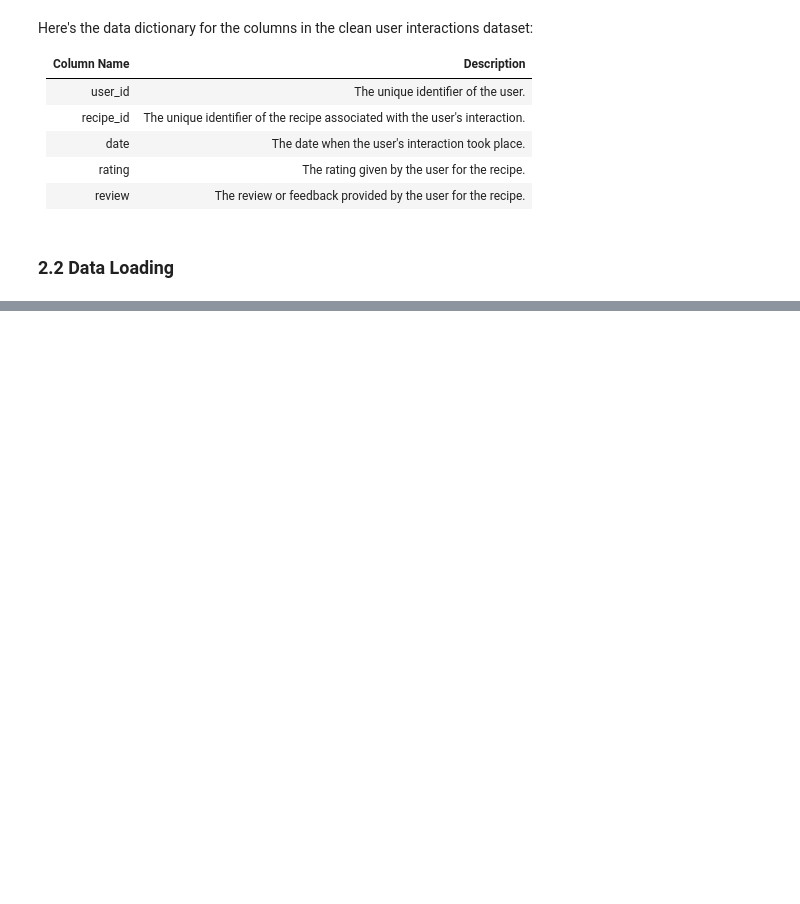
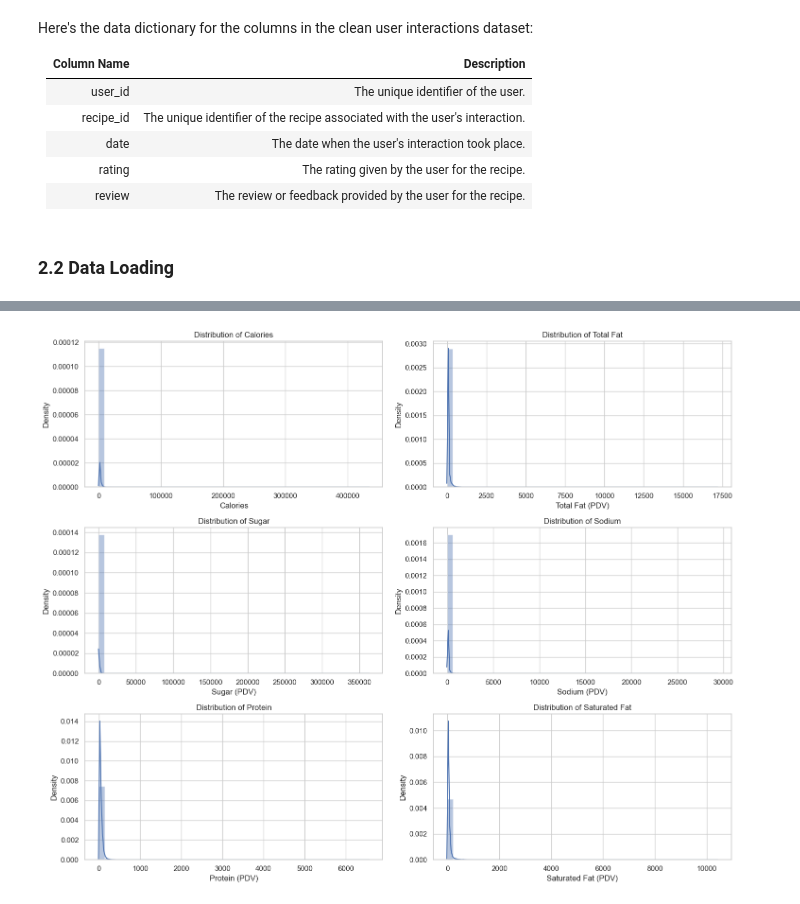
Before and after one commit to kli210/recipe_recommender_capstone, a Jupyter notebook: EDA.ipynb, the cells around one changed output, grey strips where cells are left out. Cells and saved outputs as stored; diff of their text form; code cells hidden in the pictures; blank space fills up the shorter version.

```diff
--- a/EDA.ipynb
+++ b/EDA.ipynb
@@ -90,0 +144,44 @@ users_df.head()
+# %%
+# Create a figure with six subplots in a 3x2 grid
+fig, ax = plt.subplots(3, 2, figsize=(15, 12))
+
+# Plot distribution of 'calories' on the first subplot
+sns.distplot(recipes_df["calories"], ax=ax[0, 0])
+ax[0, 0].set_xlabel('Calories')
+ax[0, 0].set_ylabel('Density')
+ax[0, 0].set_title('Distribution of Calories')
+
+# Plot distribution of 'total_fat' on the second subplot
+sns.distplot(recipes_df["total_fat"], ax=ax[0, 1])
+ax[0, 1].set_xlabel('Total Fat (PDV)')
+ax[0, 1].set_ylabel('Density')
+ax[0, 1].set_title('Distribution of Total Fat')
+
+# Plot distribution of 'sugar' on the third subplot
+sns.distplot(recipes_df["sugar"], ax=ax[1, 0])
+ax[1, 0].set_xlabel('Sugar (PDV)')
+ax[1, 0].set_ylabel('Density')
+ax[1, 0].set_title('Distribution of Sugar')
+
+# Plot distribution of 'sodium' on the fourth subplot
+sns.distplot(recipes_df["sodium"], ax=ax[1, 1])
+ax[1, 1].set_xlabel('Sodium (PDV)')
+ax[1, 1].set_ylabel('Density')
+ax[1, 1].set_title('Distribution of Sodium')
+
+# Plot distribution of 'protein' on the fifth subplot
+sns.distplot(recipes_df["protein"], ax=ax[2, 0])
+ax[2, 0].set_xlabel('Protein (PDV)')
+ax[2, 0].set_ylabel('Density')
+ax[2, 0].set_title('Distribution of Protein')
+
+# Plot distribution of 'saturated_fat' on the sixth subplot
+sns.distplot(recipes_df["saturated_fat"], ax=ax[2, 1])
+ax[2, 1].set_xlabel('Saturated Fat (PDV)')
+ax[2, 1].set_ylabel('Density')
+ax[2, 1].set_title('Distribution of Saturated Fat')
+
+plt.tight_layout()
+plt.show()
+# %% [output]
+[figure, added]
```
Also changed, not shown: parts of 22 cells of this notebook.
